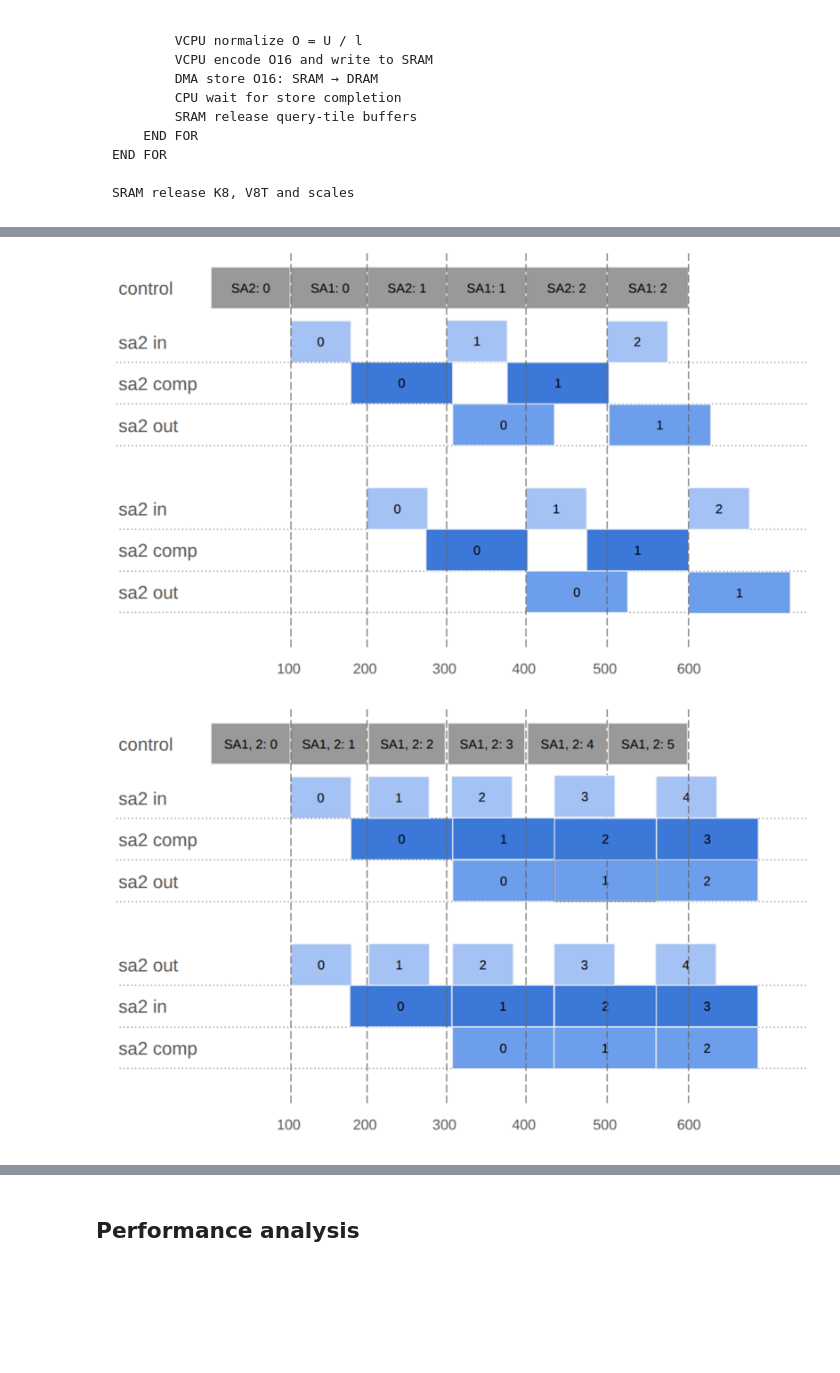
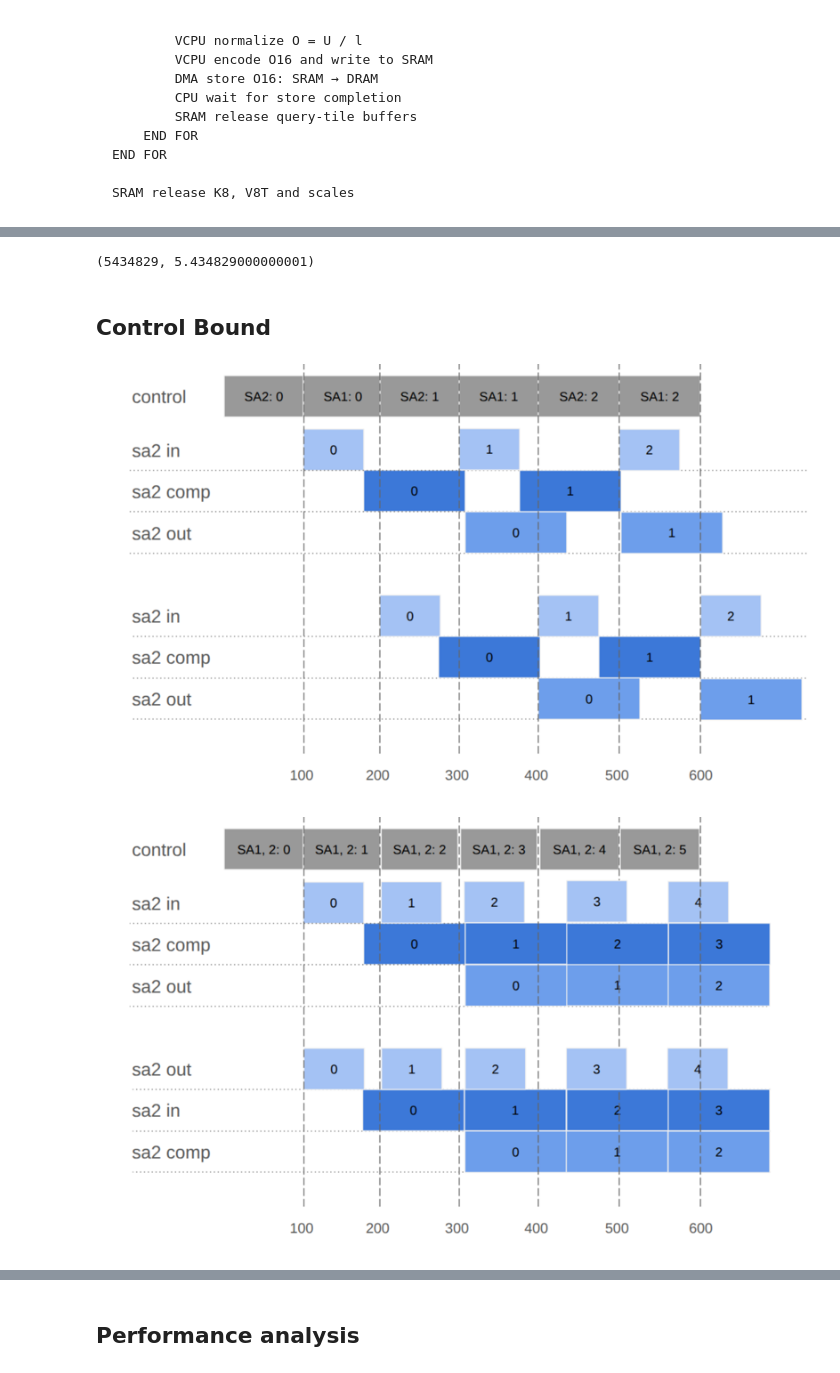
Before and after one commit to raulniconico/Flash-Attention-Assignment, a Jupyter notebook: 3.flash_attention.ipynb, the cells around one changed output, grey strips where cells are left out. Saved outputs shown, nothing was run; the diff lists cells and outputs as text; code cells hidden in the pictures; blank space fills up the shorter version.

```diff
--- a/3.flash_attention.ipynb
+++ b/3.flash_attention.ipynb
@@ -163,8 +127,15 @@ suggest: QK: K = 128, 1:1
+# %%
+result = flash_attention(T=T, S=S, H=H, G=G, Br=192, Bc=256, R=128,verbose=False)
+result["cycles"], result["time_ms"]
+# %% [output]
+(5434829, 5.434829000000001)
+# %% [markdown]
+## Control Bound
 # %%
-plot("img/schedule.png", 800)
+plot("img/control_seq.png", 800)
 # %% [output]
-[figure, old version]
+[figure, new version]
 # %%
-plot("img/schedule_seq.png", 800)
+plot("img/control_pipeline.png", 800)
 # %% [output]
-[figure, old version]
+[figure, new version]
```
Also changed, not shown: parts of 21 cells of this notebook, 13 other files.
